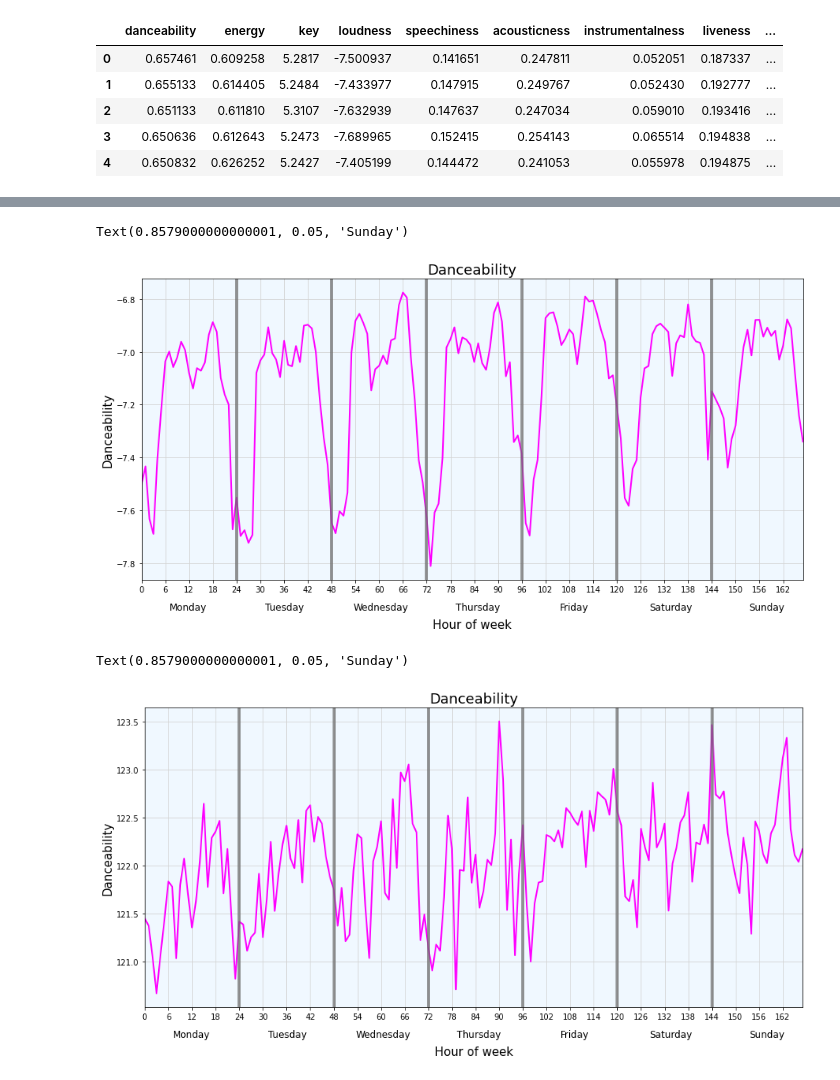
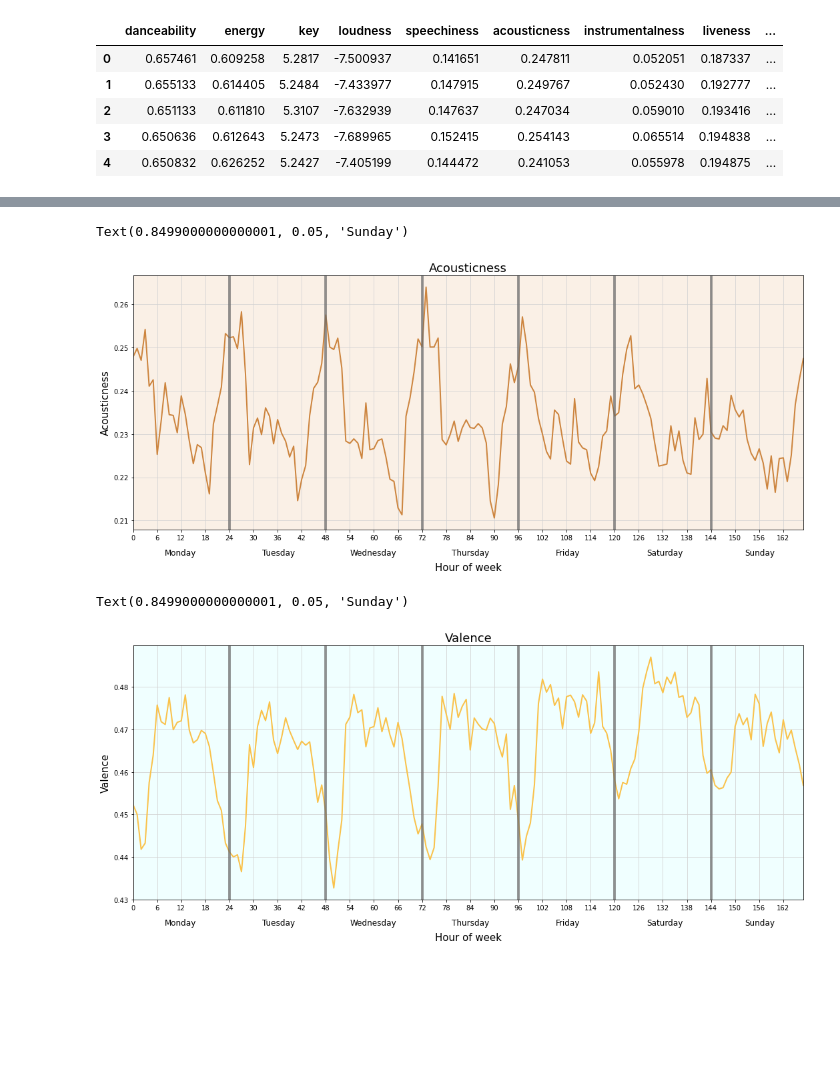
Before and after one commit to lejaja9/Friiiiiiiiiday, a Jupyter notebook: data_viz.ipynb, the cells around one changed output, grey strips where cells are left out. Cells and saved outputs as stored; diff of their text form; code cells hidden in the pictures; blank space fills up the shorter version.

```diff
--- a/data_viz.ipynb
+++ b/data_viz.ipynb
@@ -113,43 +114,43 @@ Text(0.8579000000000001, 0.05, 'Sunday')
 # %%
-fig = plt.figure(figsize=(15,7))
+fig = plt.figure(figsize=(18,7))
 ax = fig.add_subplot()
 plt.margins(x = 0)
-plt.plot(df_stats['hour_of_week'],df_stats['loudness'], c = "magenta", lw = 2)
-ax.set_facecolor('aliceblue')
+plt.plot(df_stats['hour_of_week'], df_stats['acousticness'], c = "peru", lw = 2)
+ax.set_facecolor('linen')
 ax.grid(color = 'lightgray', alpha = 1)
-ax.set_title("Danceability", fontsize = 18)
+ax.set_title("Acousticness", fontsize = 18)
 plt.xlabel('Hour of week', fontsize = 15, labelpad = 32)
-plt.ylabel('Danceability', fontsize = 15)
+plt.ylabel('Acousticness', fontsize = 15)
 
 plt.xticks(np.arange(0, 168, 6.0))
 plt.axvline(x = 24, alpha = 0.7, linewidth = 3.9, c = 'dimgray')
 plt.axvline(x = 48, alpha = 0.7, linewidth = 3.9, c = 'dimgrey')
 plt.axvline(x = 72, alpha = 0.7, linewidth = 3.9, c = 'dimgrey')
 plt.axvline(x = 96, alpha = 0.7, linewidth = 3.9, c = 'dimgrey')
 plt.axvline(x = 120, alpha = 0.7, linewidth = 3.9, c = 'dimgrey')
 plt.axvline(x = 144, alpha = 0.7, linewidth = 3.9, c = 'dimgrey')
 
 
 plt.figtext(0.1799, 0.05, 'Monday', wrap = True, horizontalalignment = 'center', fontsize = 12)
 plt.figtext(0.1799 + 0.113, 0.05, 'Tuesday', wrap = True, horizontalalignment = 'center', fontsize = 12)
-plt.figtext(0.1799 + 0.226, 0.05, 'Wednesday', wrap = True, horizontalalignment = 'center', fontsize = 12)
-plt.figtext(0.1799 + 0.339, 0.05, 'Thursday', wrap = True, horizontalalignment = 'center', fontsize = 12)
-plt.figtext(0.1799 + 0.452, 0.05, 'Friday', wrap = True, horizontalalignment = 'center', fontsize = 12)
-plt.figtext(0.1799 + 0.565, 0.05, 'Saturday', wrap = True, horizontalalignment = 'center', fontsize = 12)
-plt.figtext(0.1799 + 0.678, 0.05, 'Sunday', wrap = True, horizontalalignment = 'center', fontsize = 12)
+plt.figtext(0.1799 + 0.223, 0.05, 'Wednesday', wrap = True, horizontalalignment = 'center', fontsize = 12)
+plt.figtext(0.1799 + 0.335, 0.05, 'Thursday', wrap = True, horizontalalignment = 'center', fontsize = 12)
+plt.figtext(0.1799 + 0.448, 0.05, 'Friday', wrap = True, horizontalalignment = 'center', fontsize = 12)
+plt.figtext(0.1799 + 0.56, 0.05, 'Saturday', wrap = True, horizontalalignment = 'center', fontsize = 12)
+plt.figtext(0.1799 + 0.67, 0.05, 'Sunday', wrap = True, horizontalalignment = 'center', fontsize = 12)
 # %% [output]
-Text(0.8579000000000001, 0.05, 'Sunday')
+Text(0.8499000000000001, 0.05, 'Sunday')
-[figure, old version]
+[figure, new version]
 # %%
-fig = plt.figure(figsize=(15,7))
+fig = plt.figure(figsize=(18,7))
 ax = fig.add_subplot()
 plt.margins(x = 0)
-plt.plot(df_stats['hour_of_week'],df_stats['tempo'], c = "magenta", lw = 2)
-ax.set_facecolor('aliceblue')
+plt.plot(df_stats['hour_of_week'], df_stats['valence'], c = "#FAC24B", lw = 2)
+ax.set_facecolor('azure')
 ax.grid(color = 'lightgray', alpha = 1)
-ax.set_title("Danceability", fontsize = 18)
+ax.set_title("Valence", fontsize = 18)
 plt.xlabel('Hour of week', fontsize = 15, labelpad = 32)
-plt.ylabel('Danceability', fontsize = 15)
+plt.ylabel('Valence', fontsize = 15)
 
 plt.xticks(np.arange(0, 168, 6.0))
 plt.axvline(x = 24, alpha = 0.7, linewidth = 3.9, c = 'dimgray')
@@ -162,11 +163,11 @@ plt.axvline(x = 144, alpha = 0.7, linewidth = 3.9, c = 'dimgrey')
 
 plt.figtext(0.1799, 0.05, 'Monday', wrap = True, horizontalalignment = 'center', fontsize = 12)
 plt.figtext(0.1799 + 0.113, 0.05, 'Tuesday', wrap = True, horizontalalignment = 'center', fontsize = 12)
-plt.figtext(0.1799 + 0.226, 0.05, 'Wednesday', wrap = True, horizontalalignment = 'center', fontsize = 12)
-plt.figtext(0.1799 + 0.339, 0.05, 'Thursday', wrap = True, horizontalalignment = 'center', fontsize = 12)
-plt.figtext(0.1799 + 0.452, 0.05, 'Friday', wrap = True, horizontalalignment = 'center', fontsize = 12)
-plt.figtext(0.1799 + 0.565, 0.05, 'Saturday', wrap = True, horizontalalignment = 'center', fontsize = 12)
-plt.figtext(0.1799 + 0.678, 0.05, 'Sunday', wrap = True, horizontalalignment = 'center', fontsize = 12)
+plt.figtext(0.1799 + 0.223, 0.05, 'Wednesday', wrap = True, horizontalalignment = 'center', fontsize = 12)
+plt.figtext(0.1799 + 0.335, 0.05, 'Thursday', wrap = True, horizontalalignment = 'center', fontsize = 12)
+plt.figtext(0.1799 + 0.448, 0.05, 'Friday', wrap = True, horizontalalignment = 'center', fontsize = 12)
+plt.figtext(0.1799 + 0.56, 0.05, 'Saturday', wrap = True, horizontalalignment = 'center', fontsize = 12)
+plt.figtext(0.1799 + 0.67, 0.05, 'Sunday', wrap = True, horizontalalignment = 'center', fontsize = 12)
 # %% [output]
-Text(0.8579000000000001, 0.05, 'Sunday')
+Text(0.8499000000000001, 0.05, 'Sunday')
-[figure, old version]
+[figure, new version]
```
Also changed, not shown: parts of 5 cells of this notebook, 1 other file.
